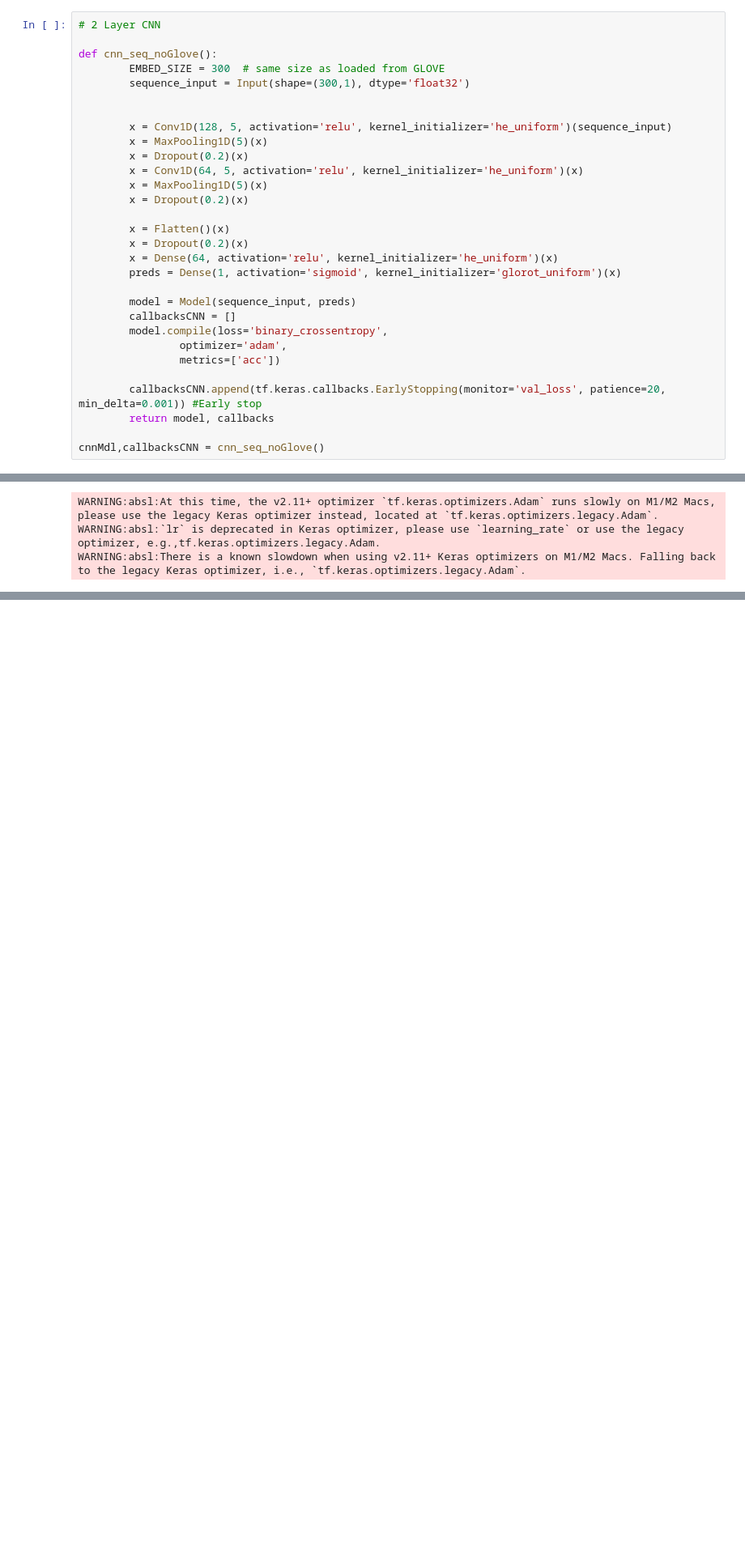
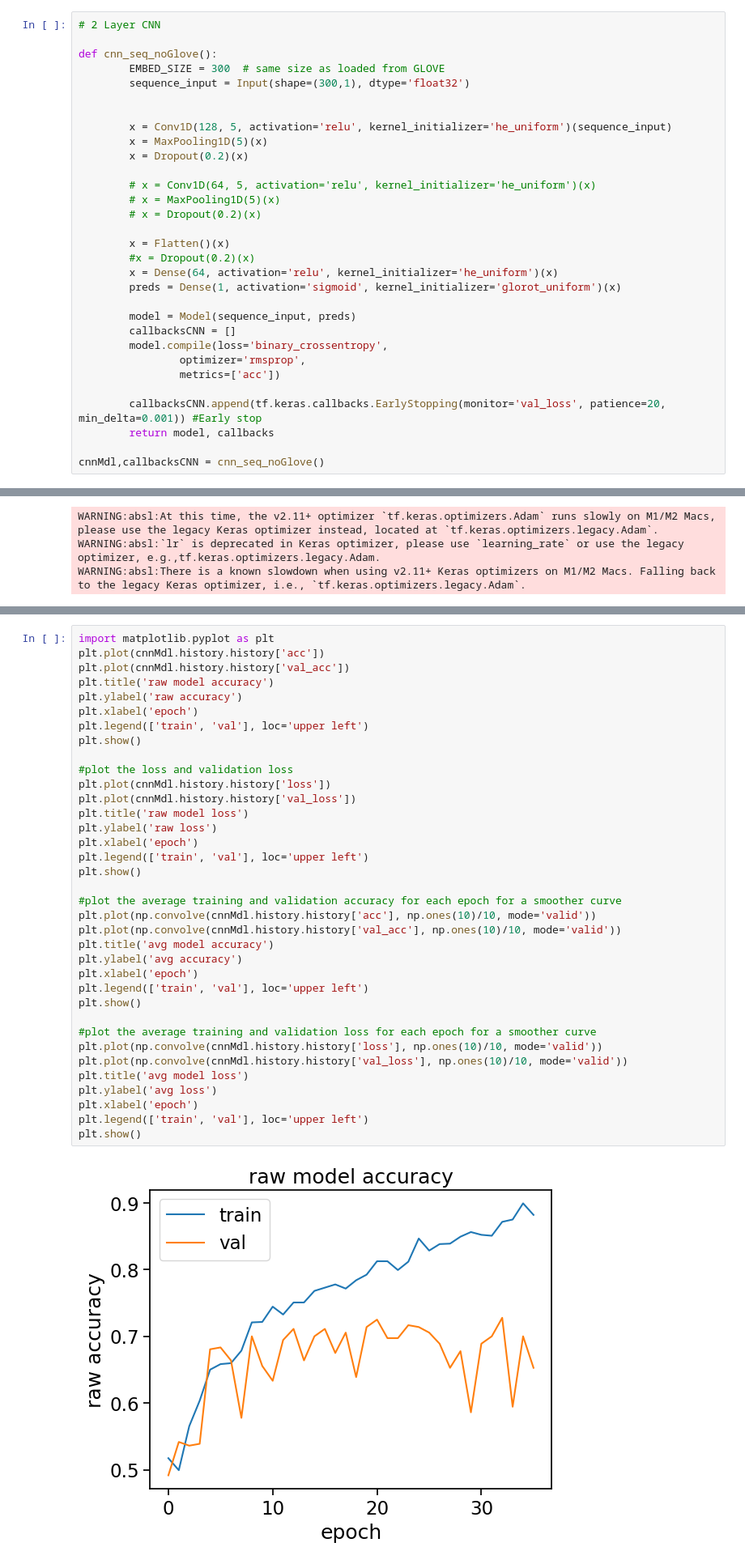
Before and after one commit to lattiric/ML_NN_Proj_01, a Jupyter notebook: Will_NumBatch_transformer.ipynb, the cells around one changed output, grey strips where cells are left out. Shown at 81% size. Saved outputs shown, nothing was run; the diff lists cells and outputs as text; blank space fills up the shorter version.

```diff
--- a/Will_NumBatch_transformer.ipynb
+++ b/Will_NumBatch_transformer.ipynb
@@ -181,19 +181,20 @@ def cnn_seq_noGlove():
         x = Conv1D(128, 5, activation='relu', kernel_initializer='he_uniform')(sequence_input)
         x = MaxPooling1D(5)(x)
         x = Dropout(0.2)(x)
-        x = Conv1D(64, 5, activation='relu', kernel_initializer='he_uniform')(x)
-        x = MaxPooling1D(5)(x)
-        x = Dropout(0.2)(x)
+
+        # x = Conv1D(64, 5, activation='relu', kernel_initializer='he_uniform')(x)
+        # x = MaxPooling1D(5)(x)
+        # x = Dropout(0.2)(x)
 
         x = Flatten()(x)
-        x = Dropout(0.2)(x)
+        #x = Dropout(0.2)(x)
         x = Dense(64, activation='relu', kernel_initializer='he_uniform')(x)
         preds = Dense(1, activation='sigmoid', kernel_initializer='glorot_uniform')(x)
 
         model = Model(sequence_input, preds)
         callbacksCNN = []
         model.compile(loss='binary_crossentropy',
-                optimizer='adam',
+                optimizer='rmsprop',
                 metrics=['acc'])
 
         callbacksCNN.append(tf.keras.callbacks.EarlyStopping(monitor='val_loss', patience=20, min_delta=0.001)) #Early stop
@@ -235,0 +258,38 @@ WARNING:absl:There is a known slowdown when using v2.11+ Keras optimizers on M1/
+# %%
+import matplotlib.pyplot as plt
+plt.plot(cnnMdl.history.history['acc'])
+plt.plot(cnnMdl.history.history['val_acc'])
+plt.title('raw model accuracy')
+plt.ylabel('raw accuracy')
+plt.xlabel('epoch')
+plt.legend(['train', 'val'], loc='upper left')
+plt.show()
+
+#plot the loss and validation loss
+plt.plot(cnnMdl.history.history['loss'])
+plt.plot(cnnMdl.history.history['val_loss'])
+plt.title('raw model loss')
+plt.ylabel('raw loss')
+plt.xlabel('epoch')
+plt.legend(['train', 'val'], loc='upper left')
+plt.show()
+
+#plot the average training and validation accuracy for each epoch for a smoother curve
+plt.plot(np.convolve(cnnMdl.history.history['acc'], np.ones(10)/10, mode='valid'))
+plt.plot(np.convolve(cnnMdl.history.history['val_acc'], np.ones(10)/10, mode='valid'))
+plt.title('avg model accuracy')
+plt.ylabel('avg accuracy')
+plt.xlabel('epoch')
+plt.legend(['train', 'val'], loc='upper left')
+plt.show()
+
+#plot the average training and validation loss for each epoch for a smoother curve
+plt.plot(np.convolve(cnnMdl.history.history['loss'], np.ones(10)/10, mode='valid'))
+plt.plot(np.convolve(cnnMdl.history.history['val_loss'], np.ones(10)/10, mode='valid'))
+plt.title('avg model loss')
+plt.ylabel('avg loss')
+plt.xlabel('epoch')
+plt.legend(['train', 'val'], loc='upper left')
+plt.show()
+# %% [output]
+[figure, added]
```
Also changed, not shown: parts of 4 cells of this notebook.
